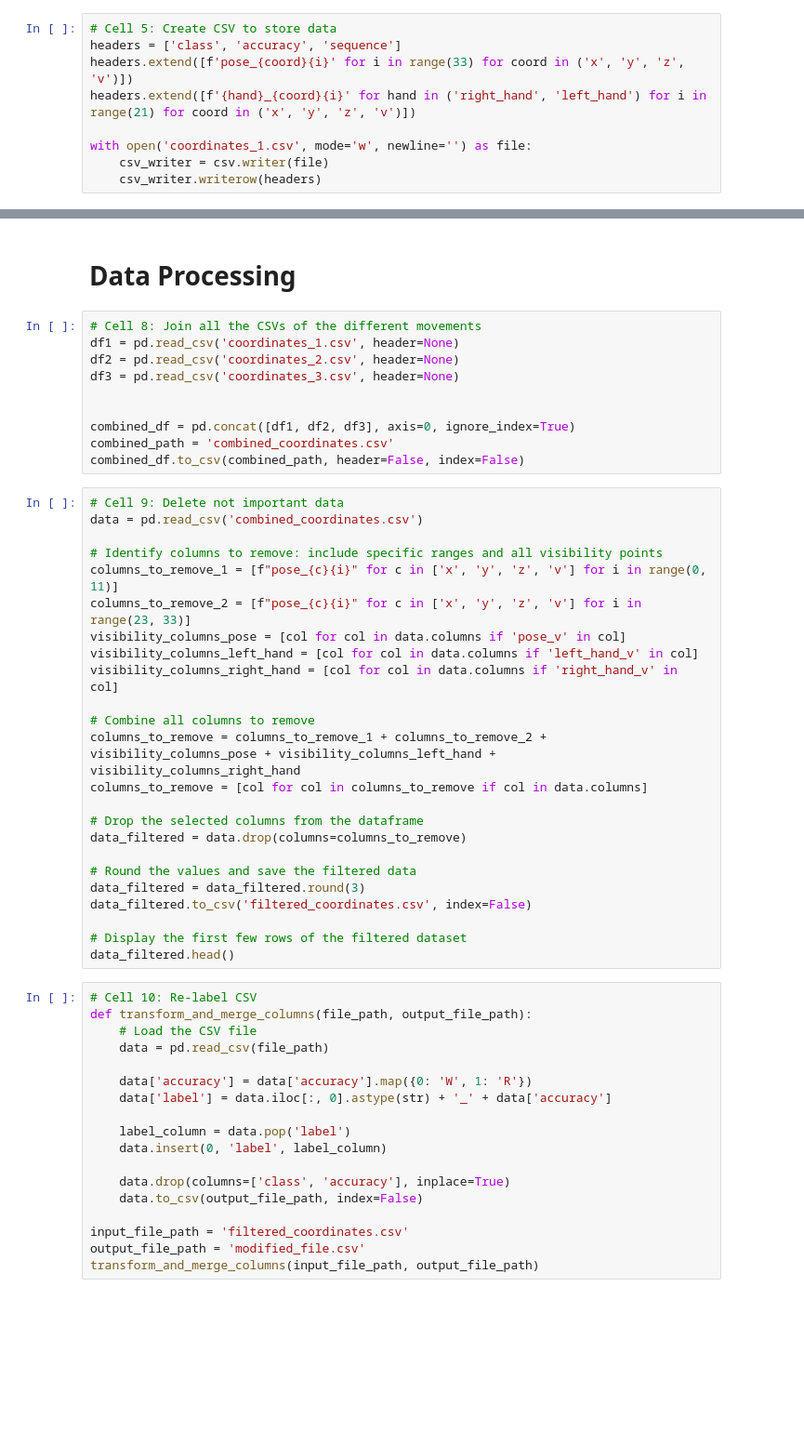
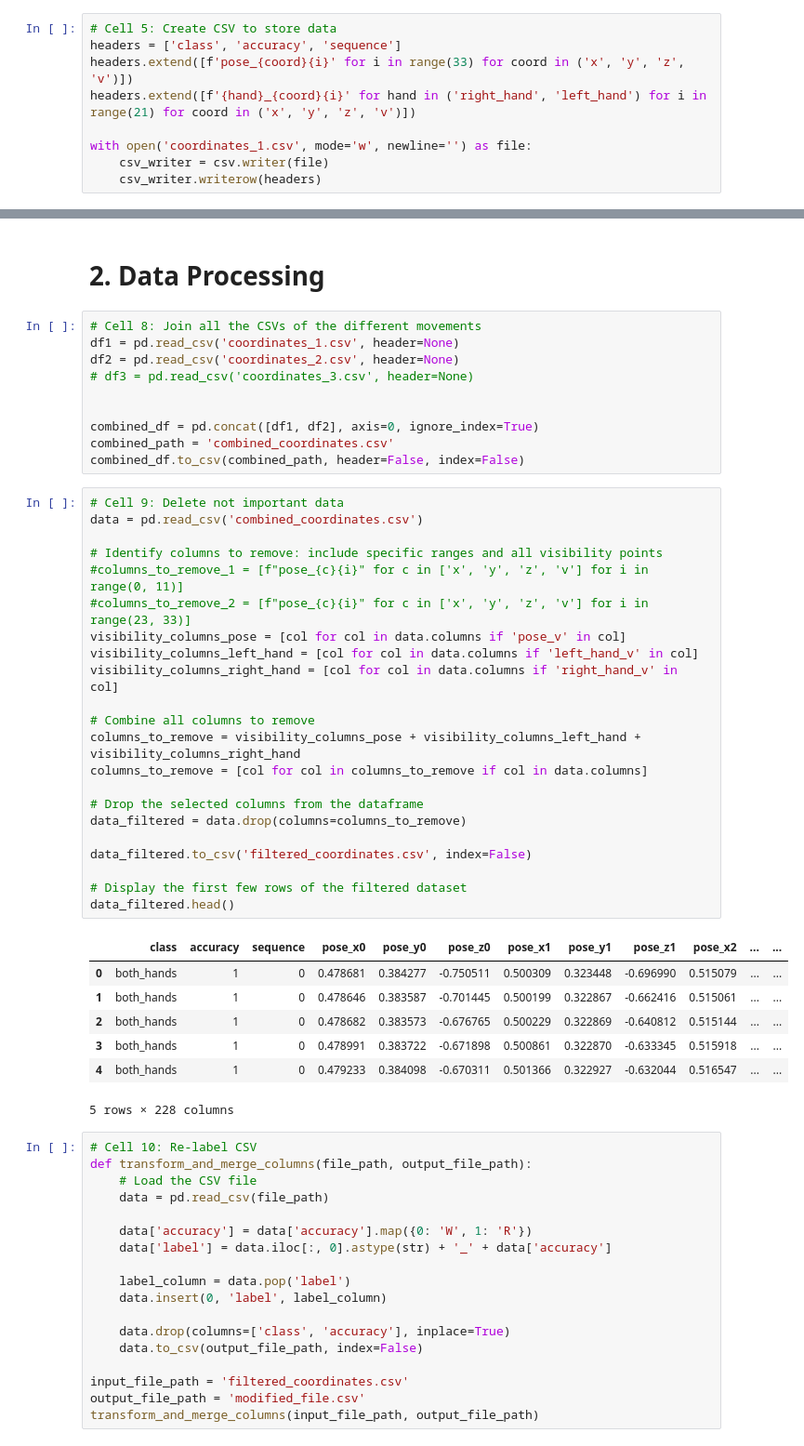
Before and after one commit to jmuozan/ML_Sequence_Recognition, a Jupyter notebook: ML_Sequence_Recognition.ipynb, the cells around one changed output, grey strips where cells are left out. Shown at 93% size. Saved outputs shown, nothing was run; the diff lists cells and outputs as text; blank space fills up the shorter version.

```diff
--- a/ML_Sequence_Recognition.ipynb
+++ b/ML_Sequence_Recognition.ipynb
@@ -466,40 +465,46 @@ df.loc[df[1].notna(), 0] = 'scissors'
 df.to_csv('coordinates_3.csv', header=False, index=False)
 # %% [markdown]
-# Data Processing
+# 2. Data Processing
 # %%
 # Cell 8: Join all the CSVs of the different movements
 df1 = pd.read_csv('coordinates_1.csv', header=None)
 df2 = pd.read_csv('coordinates_2.csv', header=None)
-df3 = pd.read_csv('coordinates_3.csv', header=None)
+# df3 = pd.read_csv('coordinates_3.csv', header=None)
 
 
-combined_df = pd.concat([df1, df2, df3], axis=0, ignore_index=True)
+combined_df = pd.concat([df1, df2], axis=0, ignore_index=True)
 combined_path = 'combined_coordinates.csv'
 combined_df.to_csv(combined_path, header=False, index=False)
 # %%
 # Cell 9: Delete not important data
 data = pd.read_csv('combined_coordinates.csv')
 
 # Identify columns to remove: include specific ranges and all visibility points
-columns_to_remove_1 = [f"pose_{c}{i}" for c in ['x', 'y', 'z', 'v'] for i in range(0, 11)]
-columns_to_remove_2 = [f"pose_{c}{i}" for c in ['x', 'y', 'z', 'v'] for i in range(23, 33)]
+#columns_to_remove_1 = [f"pose_{c}{i}" for c in ['x', 'y', 'z', 'v'] for i in range(0, 11)]
+#columns_to_remove_2 = [f"pose_{c}{i}" for c in ['x', 'y', 'z', 'v'] for i in range(23, 33)]
 visibility_columns_pose = [col for col in data.columns if 'pose_v' in col]
 visibility_columns_left_hand = [col for col in data.columns if 'left_hand_v' in col]
 visibility_columns_right_hand = [col for col in data.columns if 'right_hand_v' in col]
 
 # Combine all columns to remove
-columns_to_remove = columns_to_remove_1 + columns_to_remove_2 + visibility_columns_pose + visibility_columns_left_hand + visibility_columns_right_hand
+columns_to_remove = visibility_columns_pose + visibility_columns_left_hand + visibility_columns_right_hand
 columns_to_remove = [col for col in columns_to_remove if col in data.columns]
 
 # Drop the selected columns from the dataframe
 data_filtered = data.drop(columns=columns_to_remove)
 
-# Round the values and save the filtered data
-data_filtered = data_filtered.round(3)
 data_filtered.to_csv('filtered_coordinates.csv', index=False)
 
 # Display the first few rows of the filtered dataset
 data_filtered.head()
+# %% [output]
+|  | class | accuracy | sequence | pose_x0 | pose_y0 | pose_z0 | pose_x1 | pose_y1 | pose_z1 | pose_x2 | ... | ... |
+| 0 | both_hands | 1 | 0 | 0.478681 | 0.384277 | -0.750511 | 0.500309 | 0.323448 | -0.696990 | 0.515079 | ... | ... |
+| 1 | both_hands | 1 | 0 | 0.478646 | 0.383587 | -0.701445 | 0.500199 | 0.322867 | -0.662416 | 0.515061 | ... | ... |
+| 2 | both_hands | 1 | 0 | 0.478682 | 0.383573 | -0.676765 | 0.500229 | 0.322869 | -0.640812 | 0.515144 | ... | ... |
+| 3 | both_hands | 1 | 0 | 0.478991 | 0.383722 | -0.671898 | 0.500861 | 0.322870 | -0.633345 | 0.515918 | ... | ... |
+| 4 | both_hands | 1 | 0 | 0.479233 | 0.384098 | -0.670311 | 0.501366 | 0.322927 | -0.632044 | 0.516547 | ... | ... |
+5 rows × 228 columns
 # %%
 # Cell 10: Re-label CSV
 def transform_and_merge_columns(file_path, output_file_path):
```
Also changed, not shown: parts of 46 cells of this notebook, 1 other file.
